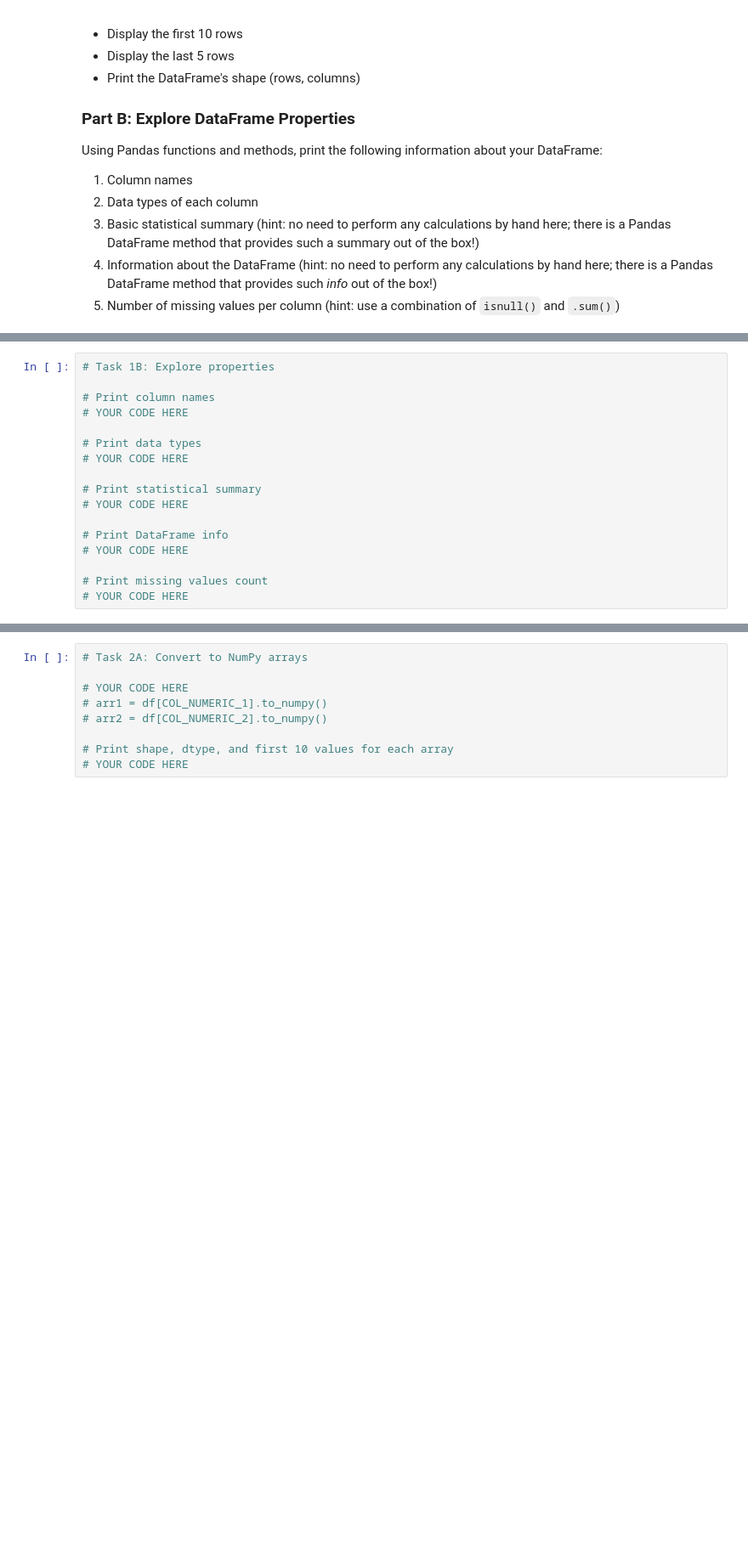
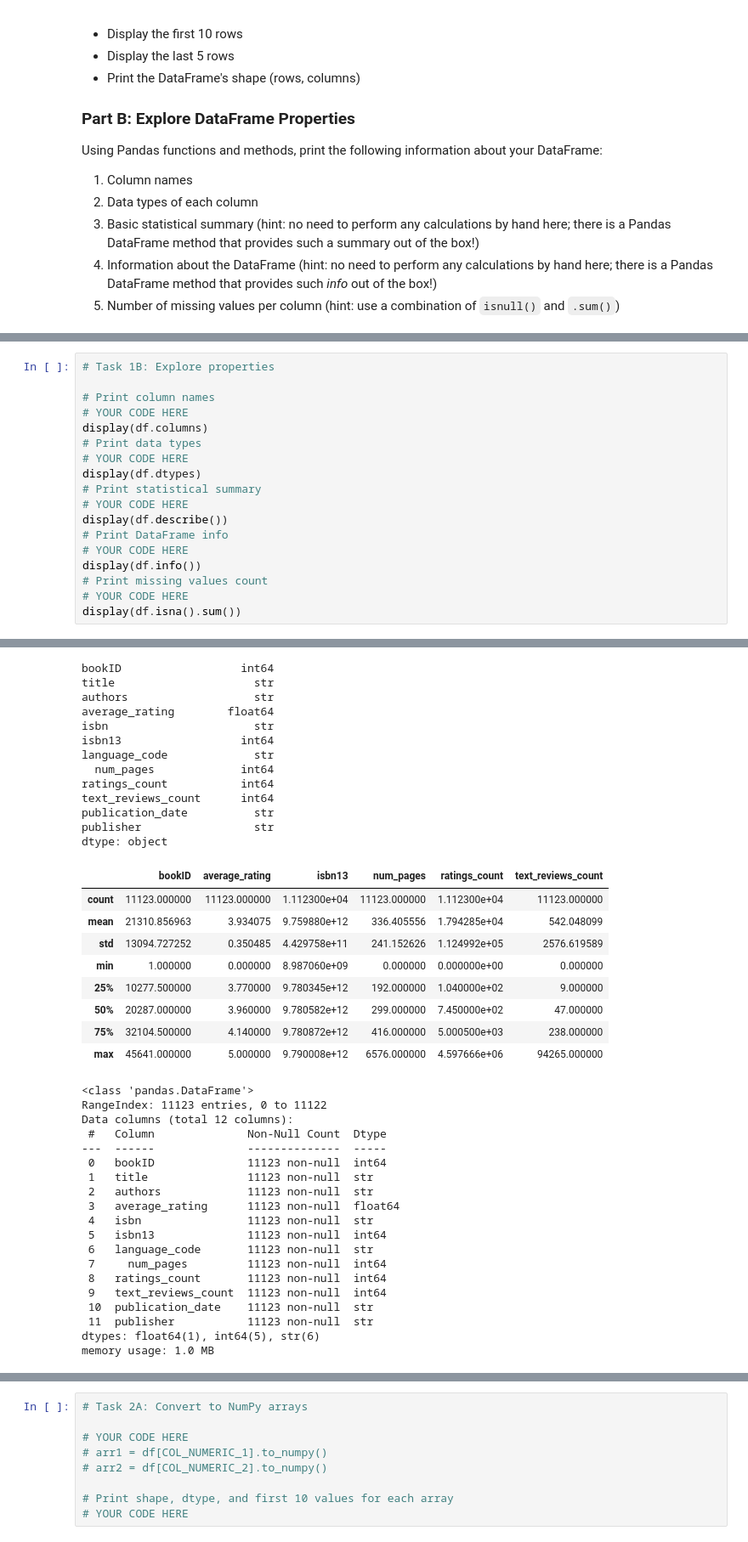
Before and after one commit to TanzirR/EDA_Python, a Jupyter notebook: Assignment_3_Instructions_summer_2026.ipynb, the cells around one changed output, grey strips where cells are left out. Shown at 85% size. Drawn from its saved outputs; the diff is of its cells as text; blank space fills up the shorter version.

```diff
--- a/Assignment_3_Instructions_summer_2026.ipynb
+++ b/Assignment_3_Instructions_summer_2026.ipynb
@@ -88,15 +106,17 @@ Using Pandas functions and methods, print the following information about your D
 
 # Print column names
 # YOUR CODE HERE
-
+display(df.columns)
 # Print data types
 # YOUR CODE HERE
-
+display(df.dtypes)
 # Print statistical summary
 # YOUR CODE HERE
-
+display(df.describe())
 # Print DataFrame info
 # YOUR CODE HERE
-
+display(df.info())
 # Print missing values count
 # YOUR CODE HERE
+display(df.isna().sum())
+# %% [output]
@@ -102,0 +127,41 @@ Using Pandas functions and methods, print the following information about your D
+bookID                  int64
+title                     str
+authors                   str
+average_rating        float64
+isbn                      str
+isbn13                  int64
+language_code             str
+  num_pages             int64
+ratings_count           int64
+text_reviews_count      int64
+publication_date          str
+publisher                 str
+dtype: object
+|  | bookID | average_rating | isbn13 | num_pages | ratings_count | text_reviews_count |
+| count | 11123.000000 | 11123.000000 | 1.112300e+04 | 11123.000000 | 1.112300e+04 | 11123.000000 |
+| mean | 21310.856963 | 3.934075 | 9.759880e+12 | 336.405556 | 1.794285e+04 | 542.048099 |
+| std | 13094.727252 | 0.350485 | 4.429758e+11 | 241.152626 | 1.124992e+05 | 2576.619589 |
+| min | 1.000000 | 0.000000 | 8.987060e+09 | 0.000000 | 0.000000e+00 | 0.000000 |
+| 25% | 10277.500000 | 3.770000 | 9.780345e+12 | 192.000000 | 1.040000e+02 | 9.000000 |
+| 50% | 20287.000000 | 3.960000 | 9.780582e+12 | 299.000000 | 7.450000e+02 | 47.000000 |
+| 75% | 32104.500000 | 4.140000 | 9.780872e+12 | 416.000000 | 5.000500e+03 | 238.000000 |
+| max | 45641.000000 | 5.000000 | 9.790008e+12 | 6576.000000 | 4.597666e+06 | 94265.000000 |
+<class 'pandas.DataFrame'>
+RangeIndex: 11123 entries, 0 to 11122
+Data columns (total 12 columns):
+ #   Column              Non-Null Count  Dtype
+---  ------              --------------  -----
+ 0   bookID              11123 non-null  int64
+ 1   title               11123 non-null  str
+ 2   authors             11123 non-null  str
+ 3   average_rating      11123 non-null  float64
+ 4   isbn                11123 non-null  str
+ 5   isbn13              11123 non-null  int64
+ 6   language_code       11123 non-null  str
+ 7     num_pages         11123 non-null  int64
+ 8   ratings_count       11123 non-null  int64
+ 9   text_reviews_count  11123 non-null  int64
+ 10  publication_date    11123 non-null  str
+ 11  publisher           11123 non-null  str
+dtypes: float64(1), int64(5), str(6)
+memory usage: 1.0 MB
```
Also changed, not shown: parts of 5 cells of this notebook, 3 other files.
